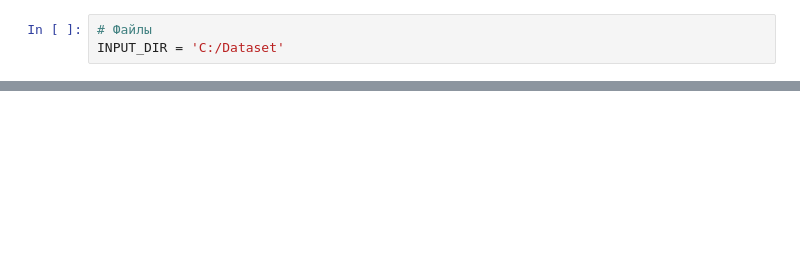
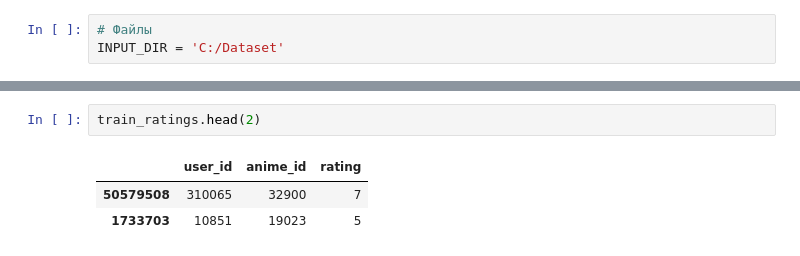
Before and after one commit to Tsuchikage/My-First-Data-Project-2, a Jupyter notebook: RecommendationSystem.ipynb, the cells around one changed output, grey strips where cells are left out. Drawn from its saved outputs; the diff is of its cells as text; blank space fills up the shorter version.

```diff
--- a/RecommendationSystem.ipynb
+++ b/RecommendationSystem.ipynb
@@ -331,0 +187,6 @@ mapk (топ 10 найденных с помощью KNN) на 204.97% боль
+# %%
+train_ratings.head(2)
+# %% [output]
+|  | user_id | anime_id | rating |
+| 50579508 | 310065 | 32900 | 7 |
+| 1733703 | 10851 | 19023 | 5 |
```
Also changed, not shown: parts of 58 cells of this notebook, 13 other files.
